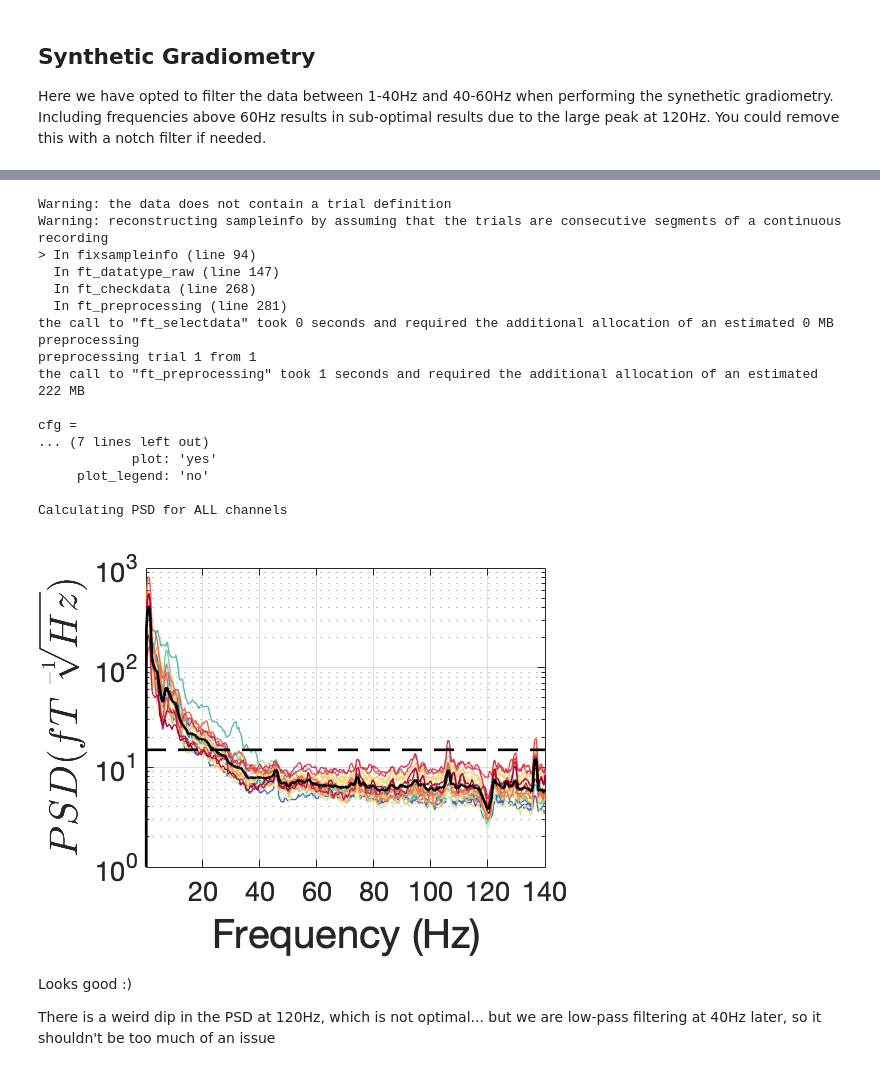
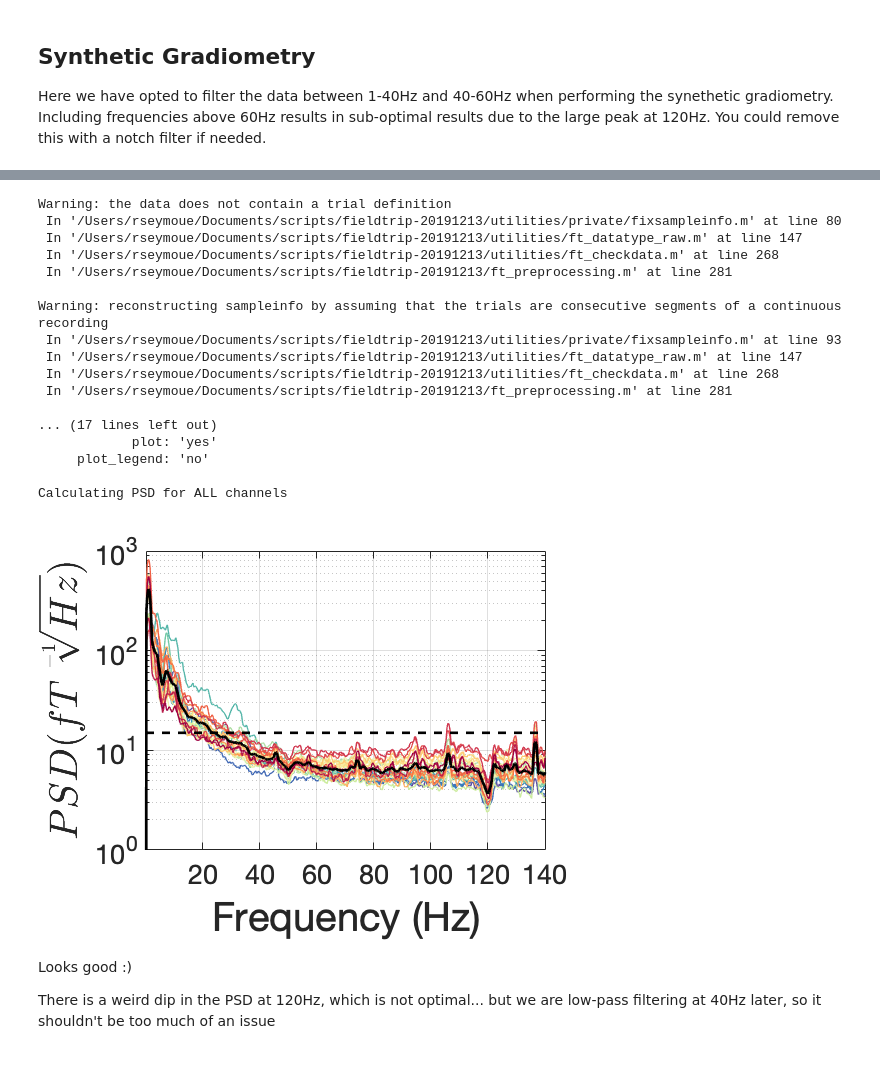
Before and after one commit to neurofractal/analyse_OPMEG, a Jupyter notebook: test_scripts/denoise_faces.ipynb, the cells around one changed output, grey strips where cells are left out. Drawn from its saved outputs; the diff is of its cells as text; code cells hidden in the pictures.

```diff
--- a/test_scripts/denoise_faces.ipynb
+++ b/test_scripts/denoise_faces.ipynb
@@ -193,41 +222,41 @@ Here we are interpolating peaks at 37Hz, 50Hz, 83Hz, 100Hz, 120Hz and 150Hz
 # %%
 %% Spectral Interpolation
 cfg                     = [];
 cfg.channel             = 'all';
 cfg.dftfilter           = 'yes';
 cfg.dftfreq             = [37 50 83 100 120 150];
 cfg.dftreplace          = 'neighbour';
-cfg.dftbandwidth        = [2 3 2 2 3 2];
-cfg.dftneighbourwidth   = [2 2 2 2 2 2];
+cfg.dftbandwidth        = [1 2 1 1 3 1];
+cfg.dftneighbourwidth   = [2 2 2 2 3 2];
 rawData_MEG_dt_sg_si    = ft_preprocessing(cfg,rawData_MEG_dt_sg);
 
 cfg                     = [];
 cfg.channel             = 'all';
 cfg.trial_length        = 3;
 cfg.method              = 'tim';
 cfg.foi                 = [0.2 140];
 cfg.plot                = 'yes';
 cfg.plot_legend         = 'no'
 pow                     = ft_opm_psd(cfg,rawData_MEG_dt_sg_si);
 # %% [output]
 Warning: the data does not contain a trial definition
+ In '/Users/rseymoue/Documents/scripts/fieldtrip-20191213/utilities/private/fixsampleinfo.m' at line 80
+ In '/Users/rseymoue/Documents/scripts/fieldtrip-20191213/utilities/ft_datatype_raw.m' at line 147
+ In '/Users/rseymoue/Documents/scripts/fieldtrip-20191213/utilities/ft_checkdata.m' at line 268
+ In '/Users/rseymoue/Documents/scripts/fieldtrip-20191213/ft_preprocessing.m' at line 281
+
 Warning: reconstructing sampleinfo by assuming that the trials are consecutive segments of a continuous recording
-> In fixsampleinfo (line 94)
-  In ft_datatype_raw (line 147)
-  In ft_checkdata (line 268)
-  In ft_preprocessing (line 281)
-the call to "ft_selectdata" took 0 seconds and required the additional allocation of an estimated 0 MB
-preprocessing
-preprocessing trial 1 from 1
-the call to "ft_preprocessing" took 1 seconds and required the additional allocation of an estimated 222 MB
+ In '/Users/rseymoue/Documents/scripts/fieldtrip-20191213/utilities/private/fixsampleinfo.m' at line 93
+ In '/Users/rseymoue/Documents/scripts/fieldtrip-20191213/utilities/ft_datatype_raw.m' at line 147
+ In '/Users/rseymoue/Documents/scripts/fieldtrip-20191213/utilities/ft_checkdata.m' at line 268
+ In '/Users/rseymoue/Documents/scripts/fieldtrip-20191213/ft_preprocessing.m' at line 281
 
-cfg =
-... (7 lines left out)
+... (17 lines left out)
             plot: 'yes'
      plot_legend: 'no'
 
 Calculating PSD for ALL channels
-[figure, old version]
+[figure, new version]
 # %% [markdown]
 Looks good :)
 
```
Also changed, not shown: parts of 33 cells of this notebook.
